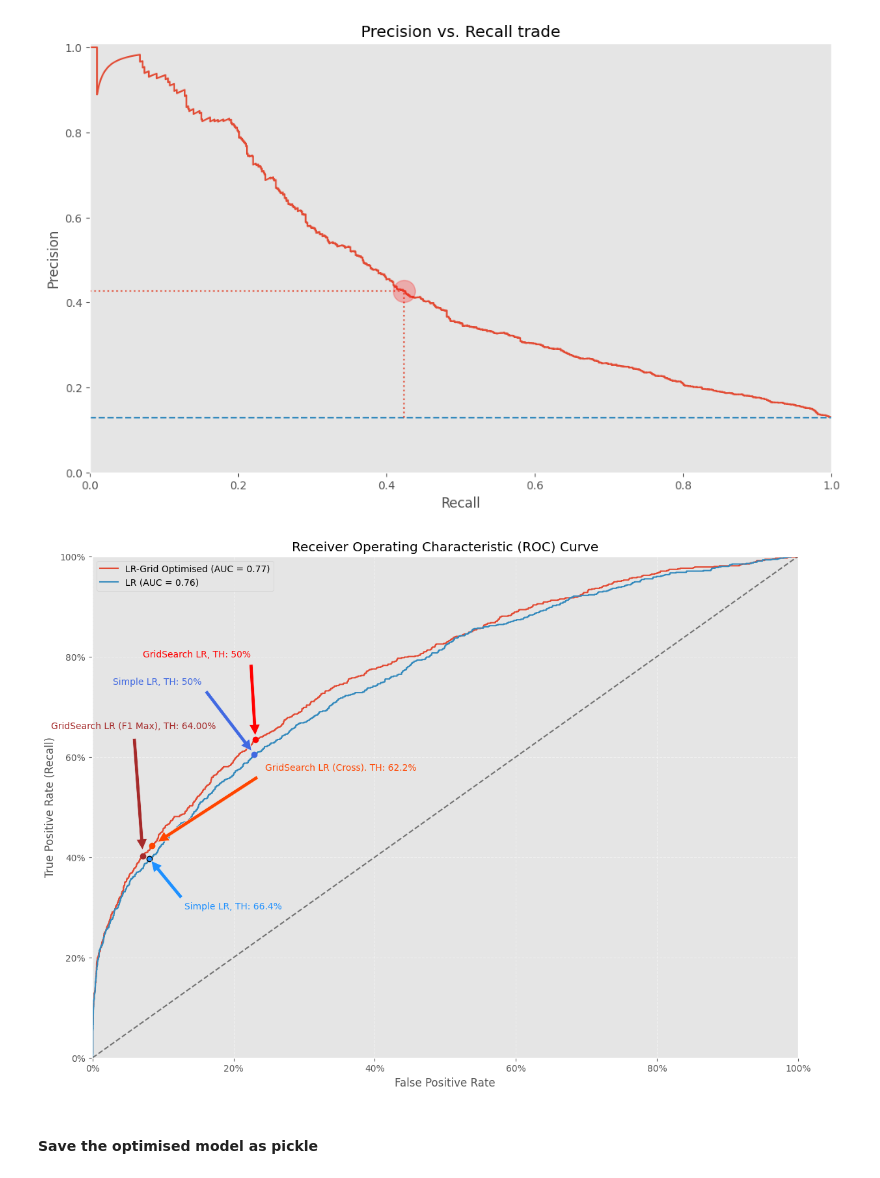
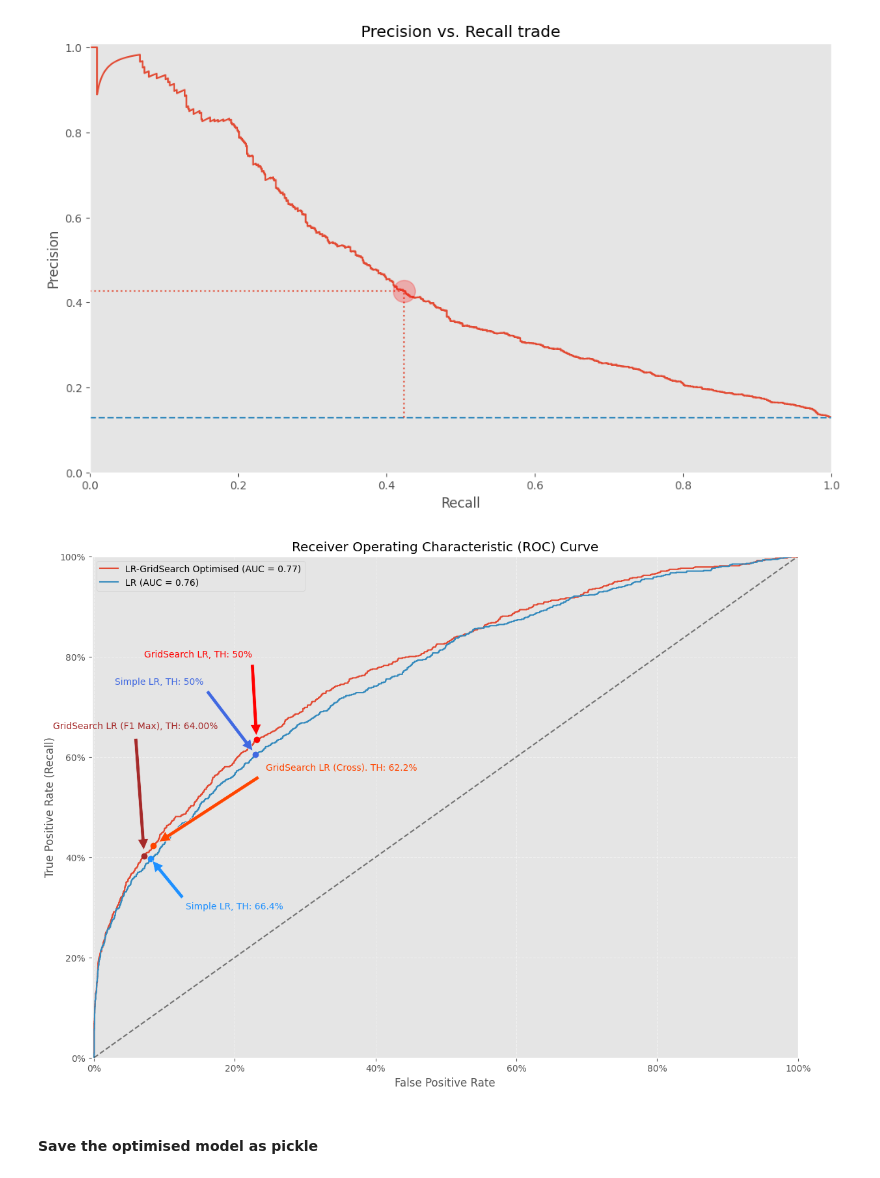
Before and after one commit to Joe-ElM/Used-Cars-Sales, a Jupyter notebook: Notebooks/4. LR Model.ipynb, the cells around one changed output. Saved outputs shown, nothing was run; the diff lists cells and outputs as text; code cells hidden in the pictures.

```diff
--- a/Notebooks/4. LR Model.ipynb
+++ b/Notebooks/4. LR Model.ipynb
@@ -389,7 +389,7 @@ fpr_lr, tpr_lr, thr_lr = roc_curve(y_test, y_probs_lr)
 auc_score_lr = auc(fpr_lr, tpr_lr)
 # ---------------------------------------------------------------------------------
 
-plt.plot(fpr_lr_grid,tpr_lr_grid, label = f"LR-Grid Optimised (AUC = {auc_score_lr_grid:.2f})")
+plt.plot(fpr_lr_grid,tpr_lr_grid, label = f"LR-GridSearch Optimised (AUC = {auc_score_lr_grid:.2f})")
 plt.plot(fpr_lr, tpr_lr, label = f"LR (AUC = {auc_score_lr:.2f})")
 plt.plot([0,1],[0,1], 'k--', alpha = 0.5)
 #----------------------------------------------------------------------------------
@@ -401,7 +401,7 @@ plt.gca().xaxis.set_major_formatter(ticker.PercentFormatter(xmax=1))
 plt.gca().yaxis.set_major_formatter(ticker.PercentFormatter(xmax=1))
 plt.legend()
 ax.grid(True, linestyle='--', alpha=0.5)
-ax.set_xlim(left=-0.001 , right=1)
+ax.set_xlim(left=-0.003 , right=1)
 ax.set_ylim(bottom=0, top=1)
 
 
@@ -415,35 +415,35 @@ ax.annotate('Simple LR, TH: 50%', xy=(cm_fpr_lr, cm_recall_lr), xytext=(cm_fpr_l
             arrowprops=dict(facecolor='royalblue', shrink=0.05), color='royalblue'
             )
 # ----------------------------------------------------------------------------------
 # Simple LR with Threshold 66.4%
 cm_fpr_lr_th, cm_recall_lr_th  = fpr_tpr(y_test, pred_lr_th)
-plt.plot(cm_fpr_lr_th, cm_recall_lr_th, 'o', ms=6, mec='black', mfc='dodgerblue',mew=1)
+plt.plot(cm_fpr_lr_th, cm_recall_lr_th, 'o', ms=6, mec='dodgerblue', mfc='dodgerblue',mew=1)
 ax.annotate('Simple LR, TH: 66.4%', xy=(cm_fpr_lr_th, cm_recall_lr_th), xytext=(cm_fpr_lr_th + 0.05, cm_recall_lr_th - 0.1),
             arrowprops=dict(facecolor='dodgerblue', shrink=0.05), color = 'dodgerblue'
             )
 # ----------------------------------------------------------------------------------
 # Optimised Grid LR 50% Threshold
 cm_fpr_lr_grid, cm_recall_lr_grid = fpr_tpr(y_test, pred_lr_grid)
 plt.plot(cm_fpr_lr_grid, cm_recall_lr_grid, 'o', ms=6, mec='red', mfc='red',mew=1)
 ax.annotate('GridSearch LR, TH: 50%', xy=(cm_fpr_lr_grid, cm_recall_lr_grid), xytext=(cm_fpr_lr_grid - 0.16, cm_recall_lr_grid + 0.165),
             arrowprops=dict(facecolor='red', shrink=0.05), color='red'
             )
 # ----------------------------------------------------------------------------------
 # Optimised Grid LR f1 optimised precision/recall cross
 cm_fpr_lr_grid_cross, cm_recall_lr_grid_cross = fpr_tpr(y_test, optimised_lr_grid_cross)
 plt.plot(cm_fpr_lr_grid_cross, cm_recall_lr_grid_cross, 'o', ms=6, mec='orangered', mfc='orangered',mew=1)
 ax.annotate('GridSearch LR (Cross). TH: 62.2%', xy=(cm_fpr_lr_grid_cross, cm_recall_lr_grid_cross), xytext=(cm_fpr_lr_grid_cross + 0.16, cm_recall_lr_grid_cross + 0.15),
             arrowprops=dict(facecolor='orangered', shrink=0.05), color='orangered'
             )
 # ----------------------------------------------------------------------------------
 # Optimised Grid LR f1 optimised
 cm_fpr_lr_grid_f1max, cm_recall_lr_grid_f1max = fpr_tpr(y_test, optimised_lr_grid_f1max)
 plt.plot(cm_fpr_lr_grid_f1max, cm_recall_lr_grid_f1max, 'o', ms=6, mec='brown', mfc='brown',mew=1)
 ax.annotate(f'GridSearch LR (F1 Max), TH: {max_f1_threshold:.2%}', xy=(cm_fpr_lr_grid_f1max, cm_recall_lr_grid_f1max), xytext=(cm_fpr_lr_grid_f1max - 0.13, cm_recall_lr_grid_f1max + 0.255),
             arrowprops=dict(facecolor='brown', shrink=0.05), color='brown'
             );
 # %% [output]
-[figure, old version]
+[figure, new version]
 # %% [markdown]
 #### Save the optimised model as pickle
 # %%
```
